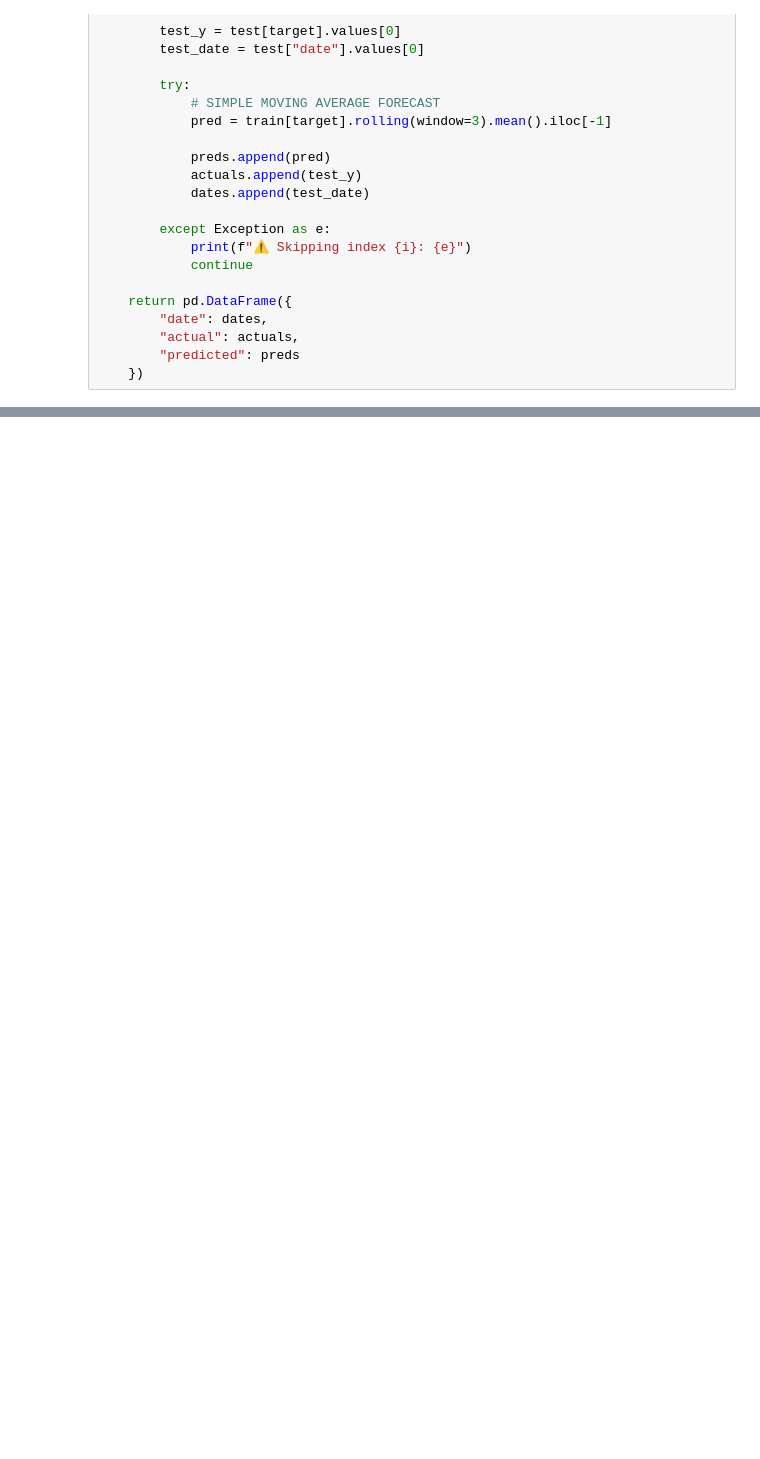
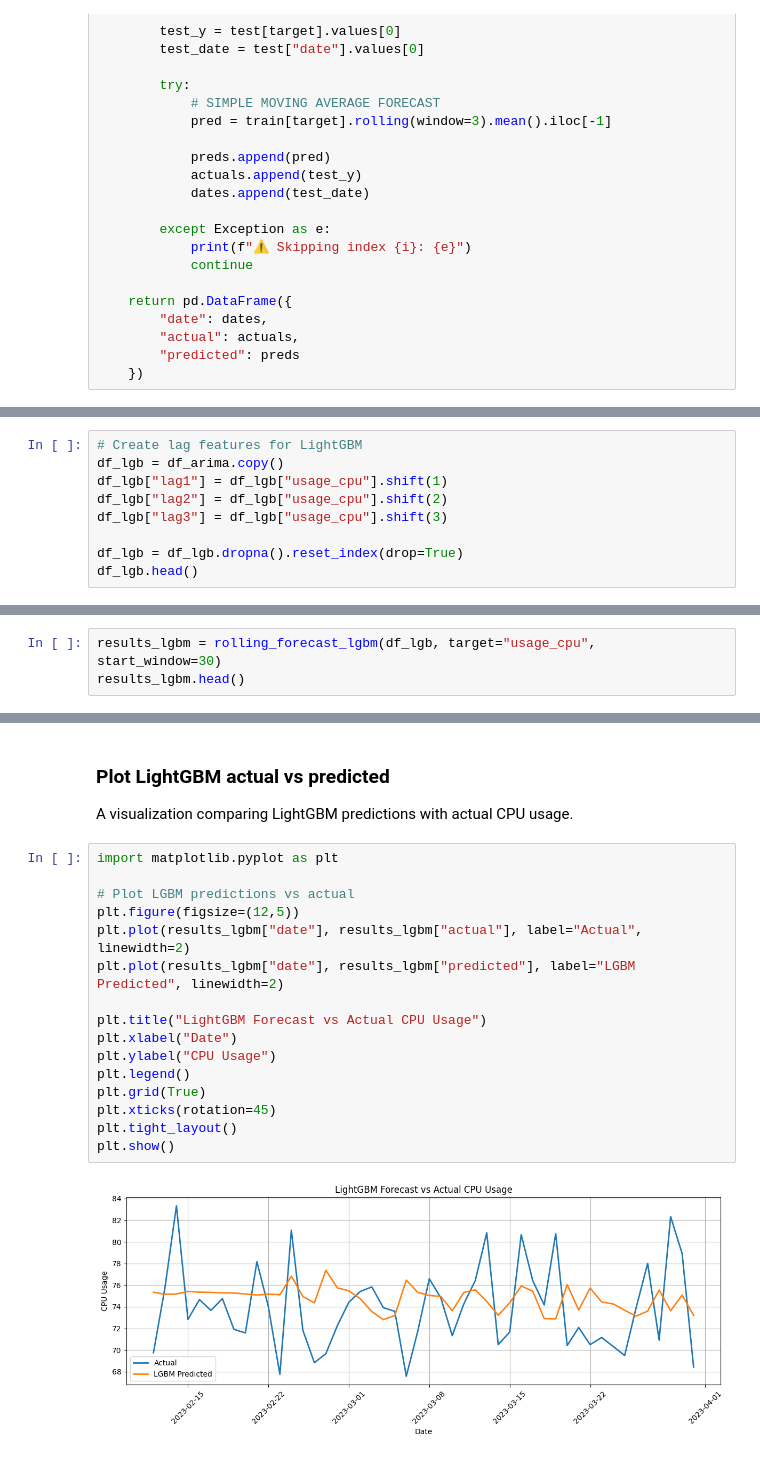
Before and after one commit to springboard1233/AZURE_BATCH-4_BACKEND_TEAM_B, a Jupyter notebook: notebooks/Backtesting.ipynb, the cells around one changed output, grey strips where cells are left out. Saved outputs shown, nothing was run; the diff lists cells and outputs as text; blank space fills up the shorter version.

```diff
--- a/notebooks/Backtesting.ipynb
+++ b/notebooks/Backtesting.ipynb
@@ -172,0 +175,9 @@ Higher robustness than a single train-test split
+# %%
+# Create lag features for LightGBM
+df_lgb = df_arima.copy()
+df_lgb["lag1"] = df_lgb["usage_cpu"].shift(1)
+df_lgb["lag2"] = df_lgb["usage_cpu"].shift(2)
+df_lgb["lag3"] = df_lgb["usage_cpu"].shift(3)
+
+df_lgb = df_lgb.dropna().reset_index(drop=True)
+df_lgb.head()
@@ -172,0 +241,3 @@ Higher robustness than a single train-test split
+# %%
+results_lgbm = rolling_forecast_lgbm(df_lgb, target="usage_cpu", start_window=30)
+results_lgbm.head()
@@ -172,0 +280,21 @@ Higher robustness than a single train-test split
+# %% [markdown]
+### Plot LightGBM actual vs predicted
+A visualization comparing LightGBM predictions with actual CPU usage.
+# %%
+import matplotlib.pyplot as plt
+
+# Plot LGBM predictions vs actual
+plt.figure(figsize=(12,5))
+plt.plot(results_lgbm["date"], results_lgbm["actual"], label="Actual", linewidth=2)
+plt.plot(results_lgbm["date"], results_lgbm["predicted"], label="LGBM Predicted", linewidth=2)
+
+plt.title("LightGBM Forecast vs Actual CPU Usage")
+plt.xlabel("Date")
+plt.ylabel("CPU Usage")
+plt.legend()
+plt.grid(True)
+plt.xticks(rotation=45)
+plt.tight_layout()
+plt.show()
+# %% [output]
+[figure, added]
```
Also changed, not shown: parts of 44 cells of this notebook, 1 other file.
